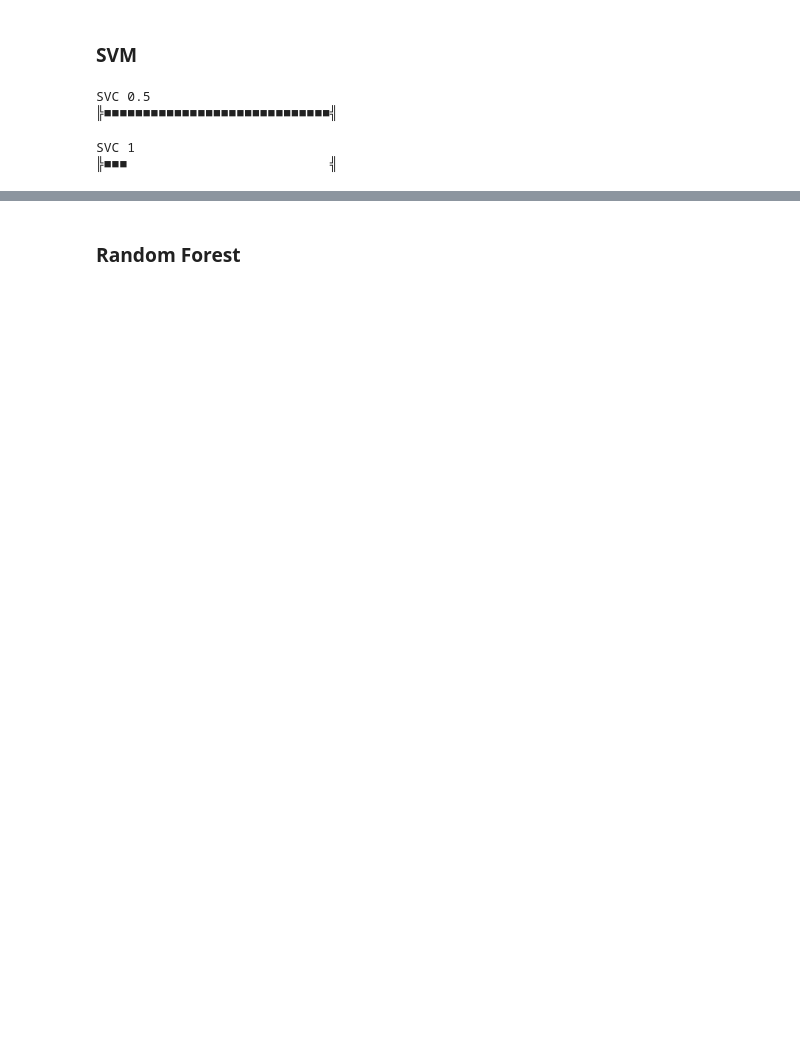
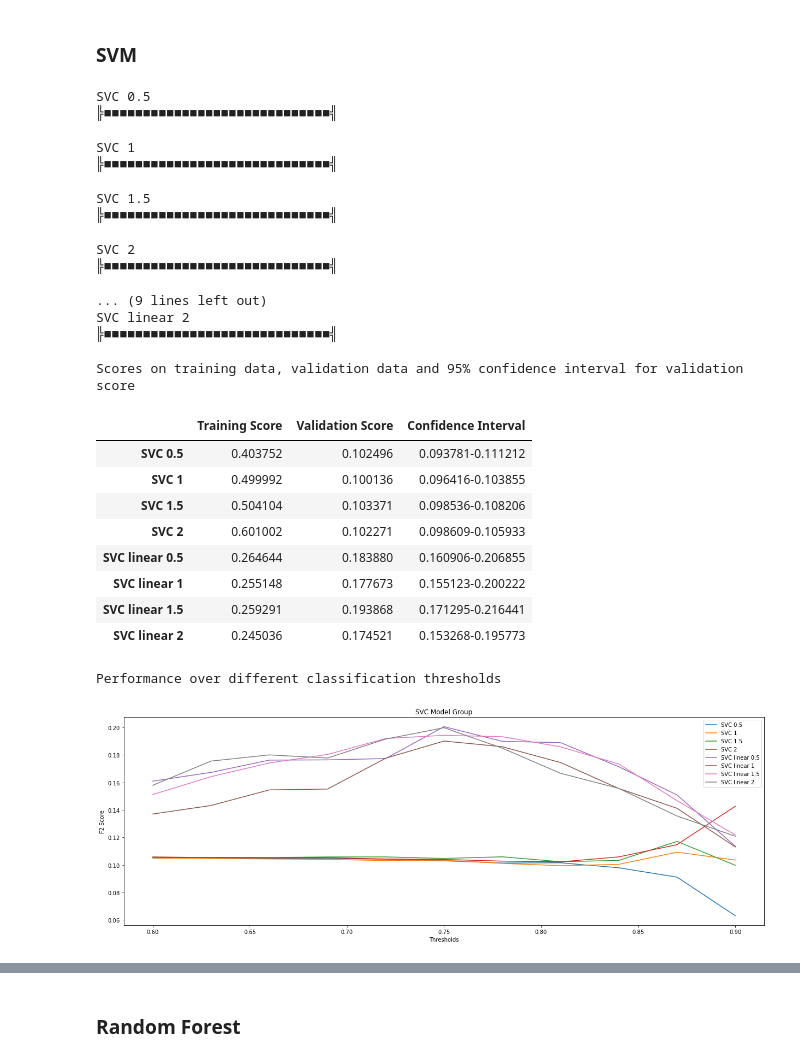
Before and after one commit to Sir-Slade/covid_prediction_project, a Jupyter notebook: PredictorExperimentsClean.ipynb, the cells around one changed output, grey strips where cells are left out. Cells and saved outputs as stored; diff of their text form; code cells hidden in the pictures; blank space fills up the shorter version.

```diff
--- a/PredictorExperimentsClean.ipynb
+++ b/PredictorExperimentsClean.ipynb
@@ -607,10 +569,33 @@ svm_model_group = {
     "SVC linear 2" : SVC(C=2, kernel="linear", probability=True),
 }
 # %%
-run_models(X[selected_features], y, svm_model_group, folds=30, ratio_negatives_to_positives=1, class_threshold=.82, thresholds=np.linspace(.8,1,num=11), name="SVC Model Group")
+run_models(X[selected_features], y, svm_model_group, folds=30, ratio_negatives_to_positives=1, class_threshold=.8, thresholds=np.linspace(.6,.9,num=11), name="SVC Model Group")
 # %% [output]
 SVC 0.5
 ╠■■■■■■■■■■■■■■■■■■■■■■■■■■■■■╣
 
 SVC 1
-╠■■■                          ╣
+╠■■■■■■■■■■■■■■■■■■■■■■■■■■■■■╣
+
+SVC 1.5
+╠■■■■■■■■■■■■■■■■■■■■■■■■■■■■■╣
+
+SVC 2
+╠■■■■■■■■■■■■■■■■■■■■■■■■■■■■■╣
+
+... (9 lines left out)
+SVC linear 2
+╠■■■■■■■■■■■■■■■■■■■■■■■■■■■■■╣
+
+Scores on training data, validation data and 95% confidence interval for validation score
+|  | Training Score | Validation Score | Confidence Interval |
+| SVC 0.5 | 0.403752 | 0.102496 | 0.093781-0.111212 |
+| SVC 1 | 0.499992 | 0.100136 | 0.096416-0.103855 |
+| SVC 1.5 | 0.504104 | 0.103371 | 0.098536-0.108206 |
+| SVC 2 | 0.601002 | 0.102271 | 0.098609-0.105933 |
+| SVC linear 0.5 | 0.264644 | 0.183880 | 0.160906-0.206855 |
+| SVC linear 1 | 0.255148 | 0.177673 | 0.155123-0.200222 |
+| SVC linear 1.5 | 0.259291 | 0.193868 | 0.171295-0.216441 |
+| SVC linear 2 | 0.245036 | 0.174521 | 0.153268-0.195773 |
+Performance over different classification thresholds
+[figure, added]
```
Also changed, not shown: parts of 14 cells of this notebook, 4 other files.
